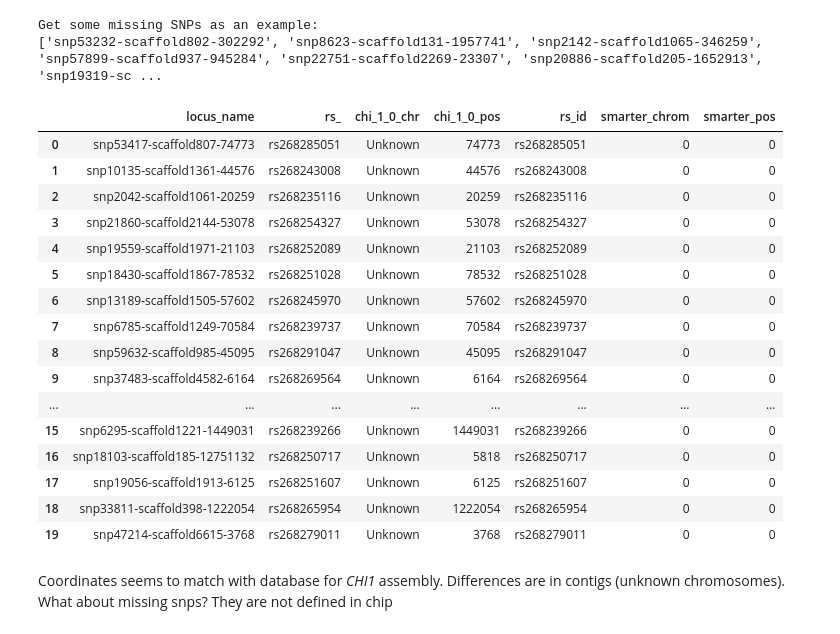
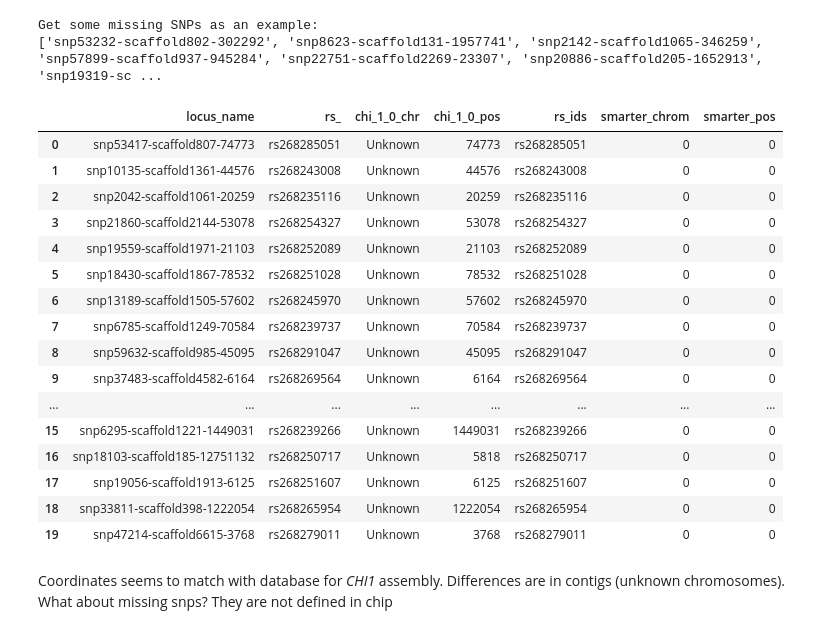
Before and after one commit to cnr-ibba/SMARTER-database, a Jupyter notebook: notebooks/exploratory/0.16.0-bunop-check_goat_coordinates.ipynb, the cells around one changed output. Saved outputs shown, nothing was run; the diff lists cells and outputs as text; code cells hidden in the pictures.

```diff
--- a/notebooks/exploratory/0.16.0-bunop-check_goat_coordinates.ipynb
+++ b/notebooks/exploratory/0.16.0-bunop-check_goat_coordinates.ipynb
@@ -217,18 +217,18 @@ selected_chi1 = random.sample(mismatches_chi1, 20)
 # %%
 data = defaultdict(list)
 
 for record, variant in selected_chi1:
     data["locus_name"].append(record.locus_name)
     data["rs_"].append(record.rs_)
     data["chi_1_0_chr"].append(record.chi_1_0_chr)
     data["chi_1_0_pos"].append(record.chi_1_0_pos)
-    data["rs_id"].append(variant.rs_id)
+    data["rs_ids"].append(",".join(variant.rs_id))
     data["smarter_chrom"].append(variant.locations[0].chrom)
     data["smarter_pos"].append(variant.locations[0].position)
 
 pandas.DataFrame.from_dict(data)
 # %% [output]
-|  | locus_name | rs_ | chi_1_0_chr | chi_1_0_pos | rs_id | smarter_chrom | smarter_pos |
+|  | locus_name | rs_ | chi_1_0_chr | chi_1_0_pos | rs_ids | smarter_chrom | smarter_pos |
 | 0 | snp53417-scaffold807-74773 | rs268285051 | Unknown | 74773 | rs268285051 | 0 | 0 |
 | 1 | snp10135-scaffold1361-44576 | rs268243008 | Unknown | 44576 | rs268243008 | 0 | 0 |
 | 2 | snp2042-scaffold1061-20259 | rs268235116 | Unknown | 20259 | rs268235116 | 0 | 0 |
```
Also changed, not shown: parts of 6 cells of this notebook, 2 other files.
